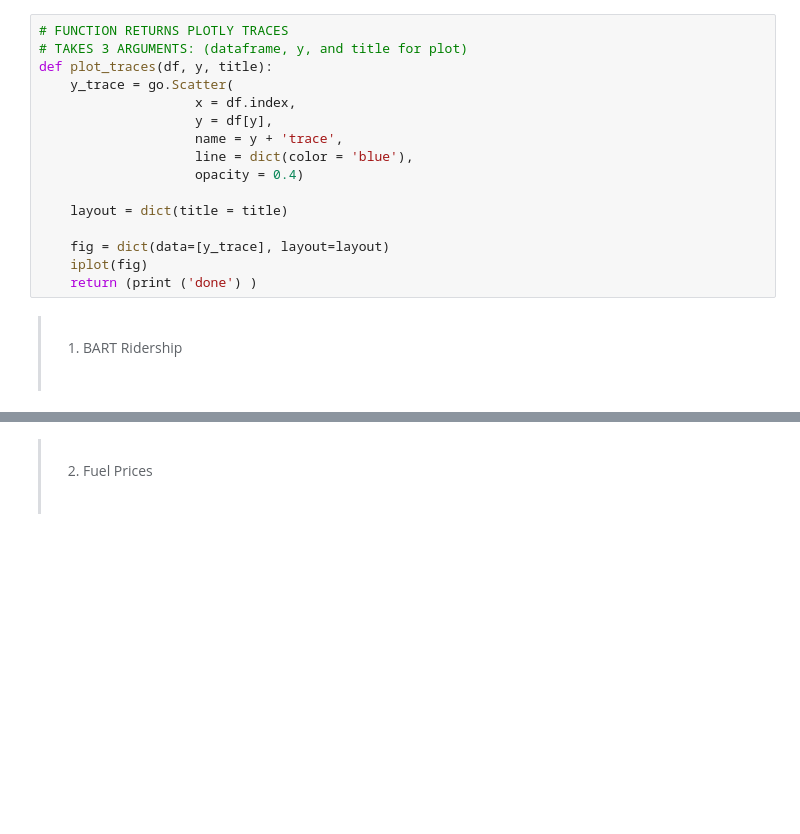
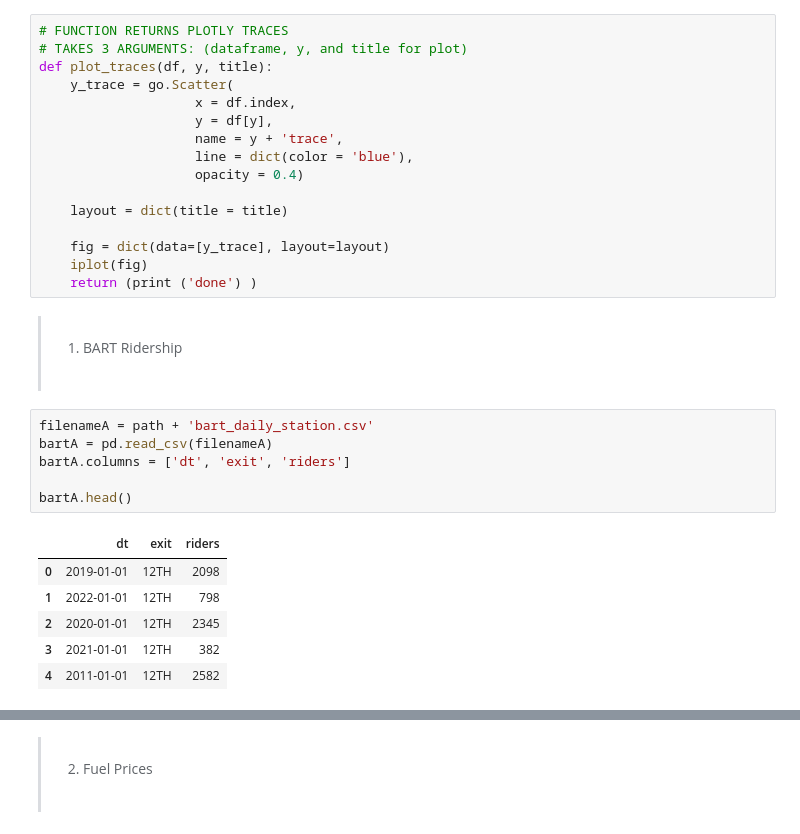
Before and after one commit to gigi-codes/capstone, a Jupyter notebook: code/02_EDA.ipynb, the cells around one changed output, grey strips where cells are left out. Drawn from its saved outputs; the diff is of its cells as text; blank space fills up the shorter version.

```diff
--- a/code/02_EDA.ipynb
+++ b/code/02_EDA.ipynb
@@ -57,3 +66,16 @@ def plot_traces(df, y, title):
 > 1. BART Ridership
 >
 > <br>
+# %%
+filenameA = path + 'bart_daily_station.csv'
+bartA = pd.read_csv(filenameA)
+bartA.columns = ['dt', 'exit', 'riders']
+
+bartA.head()
+# %% [output]
+|  | dt | exit | riders |
+| 0 | 2019-01-01 | 12TH | 2098 |
+| 1 | 2022-01-01 | 12TH | 798 |
+| 2 | 2020-01-01 | 12TH | 2345 |
+| 3 | 2021-01-01 | 12TH | 382 |
+| 4 | 2011-01-01 | 12TH | 2582 |
```
Also changed, not shown: parts of 12 cells of this notebook, 1 other file.
